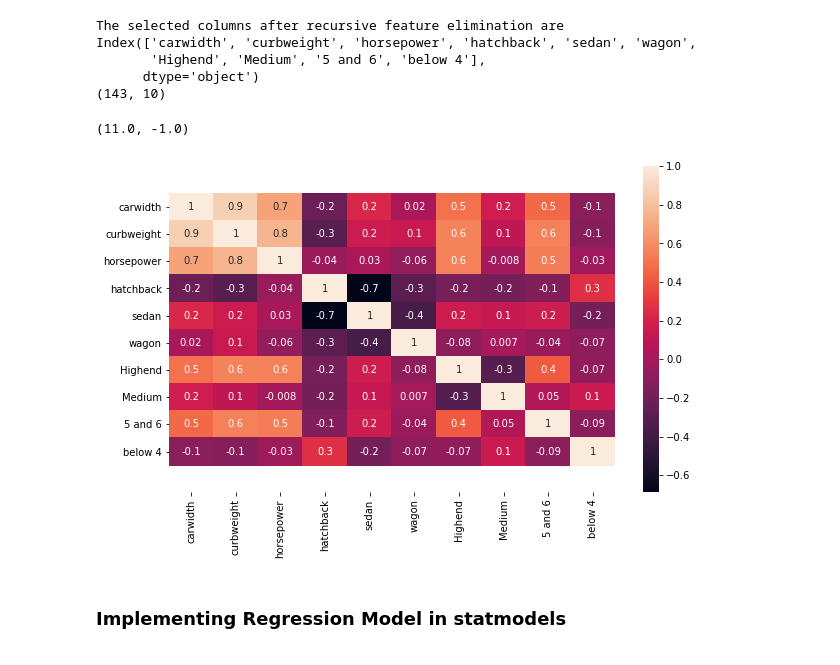
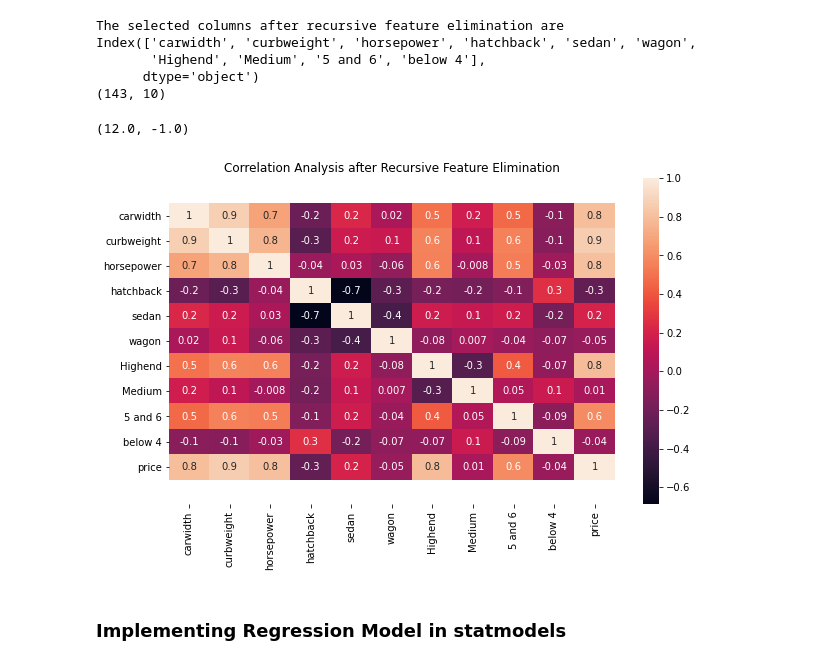
Before and after one commit to HarishPatlolla/Car-price-prediction-using--Ridge-Regression---Lasso-Regression--OLS, a Jupyter notebook: Car_price_prediction.ipynb, the cells around one changed output. Saved outputs shown, nothing was run; the diff lists cells and outputs as text; code cells hidden in the pictures.

```diff
--- a/Car_price_prediction.ipynb
+++ b/Car_price_prediction.ipynb
@@ -547,13 +549,15 @@ Index(['carwidth', 'curbweight', 'horsepower', 'hatchback', 'sedan', 'wagon',
       dtype='object')
 (143, 10)
 # %%
+corr_analysis=pd.concat([X_train,Y_train],axis=1)
 plt.figure(figsize = (10,6))
-ax=sns.heatmap(X_train.corr(), annot=True,fmt='.1g')
+plt.title('Correlation Analysis after Recursive Feature Elimination')
+ax=sns.heatmap(corr_analysis.corr(), annot=True,fmt='.1g')
 bottom, top = ax.get_ylim()
 ax.set_ylim(bottom + 1, top -1)
 # %% [output]
-(11.0, -1.0)
+(12.0, -1.0)
-[figure, old version]
+[figure, new version]
 # %% [markdown]
 ### Implementing Regression Model in statmodels
 # %%
```
Also changed, not shown: parts of 3 cells of this notebook.
